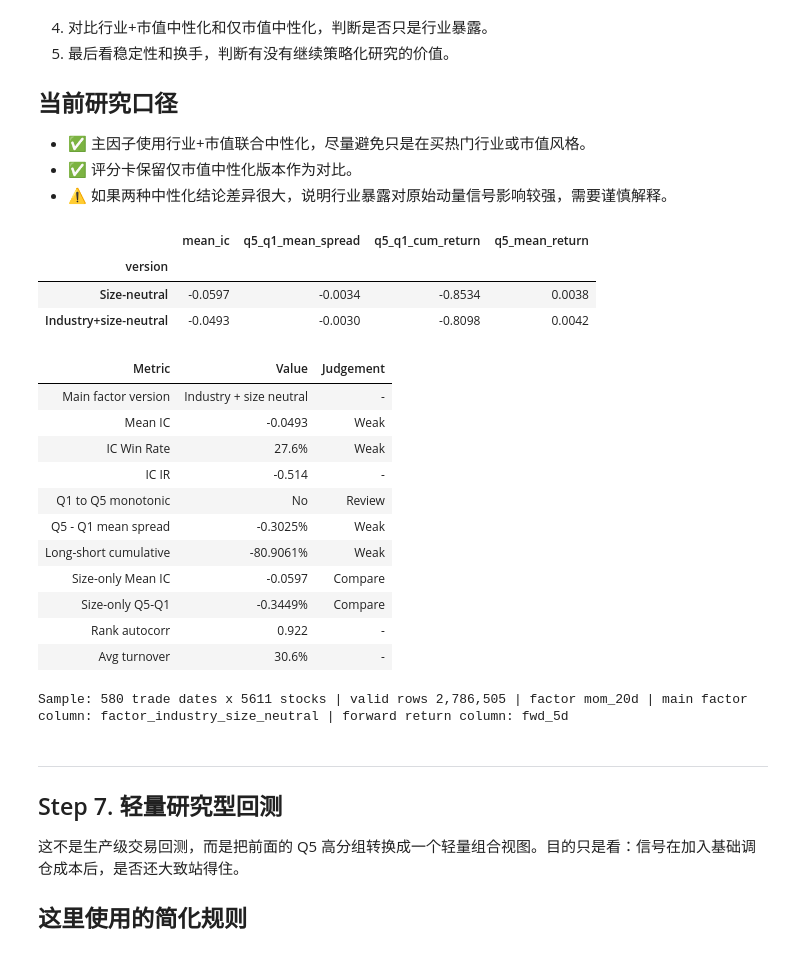
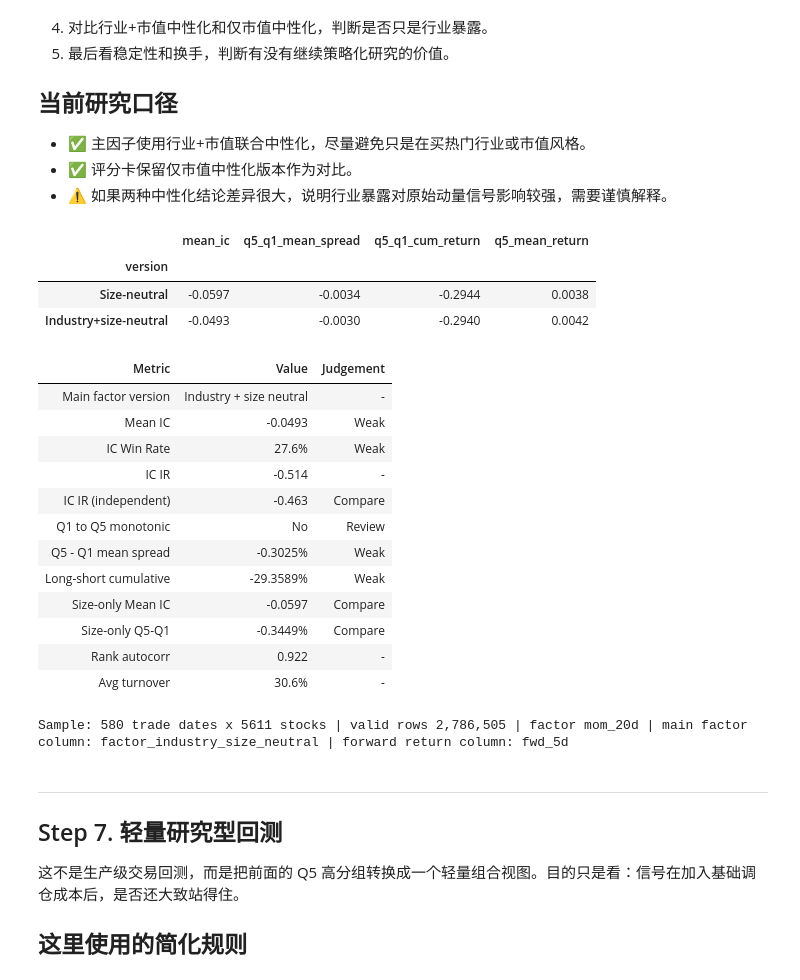
Before and after one commit to yangxiamike/ashare-factory, a Jupyter notebook: notebooks/01_single_factor_mvp.ipynb, the cells around one changed output. Saved outputs shown, nothing was run; the diff lists cells and outputs as text; code cells hidden in the pictures.

```diff
--- a/notebooks/01_single_factor_mvp.ipynb
+++ b/notebooks/01_single_factor_mvp.ipynb
@@ -280,6 +283,12 @@ for h in FORWARD_HORIZONS:
         "win_rate": (ic > 0).mean(), "n_days": len(ic)
     })
 display(pd.DataFrame(ic_stats).set_index("horizon"))
+
+ic_ind = ic_df.iloc[::REBALANCE_STEP]["rank_ic"].dropna()
+ic_ir_overlap = ic_df["rank_ic"].mean() / ic_df["rank_ic"].std(ddof=0) if ic_df["rank_ic"].std(ddof=0) > 0 else np.nan
+ic_ir_ind = ic_ind.mean() / ic_ind.std(ddof=0) if ic_ind.std(ddof=0) > 0 else np.nan
+print(f"IC IR ({FWD_COL}, overlapping): {ic_ir_overlap:.3f}")
+print(f"IC IR ({FWD_COL}, independent every {REBALANCE_STEP} days): {ic_ir_ind:.3f}")
 
 fig, axes = plt.subplots(2, 2, figsize=(16, 8))
 
@@ -397,7 +408,7 @@ plt.show()
 valid = df[df.universe & df["quantile"].notna() & df[FWD_COL].notna()]
 q_summary, daily_q, q_pivot = compute_quantile_returns(valid, FWD_COL)
 q_summary = q_summary.set_index("quantile")
-q_cum = (1 + q_pivot.fillna(0)).cumprod() - 1
+q_cum = rebalance_cumulative_returns(q_pivot, step=REBALANCE_STEP)
 
 fig, axes = plt.subplots(1, 2, figsize=(14, 5))
 
@@ -464,16 +475,15 @@ display(q_summary)
 当前样例里，Q5-Q1 的平均 spread 和累计 spread 都是正的，所以从研究结论层面看，这个因子能把高低分股票拉开差距。但交易落地还不能直接下结论，因为这里还没有加入交易成本、冲击成本、涨跌停、停牌和融券限制。
 # %%
 # Charts.
-ls = long_short_spread(q_pivot)
+ls = long_short_spread(q_pivot, step=REBALANCE_STEP)
 
 # Summary.
 s = ls["spread"].dropna()
-cum = (1 + s).cumprod()
-dd = (cum / cum.cummax() - 1)
+ls_perf = ls_summary(ls)
 ls_stats = pd.DataFrame({
     "metric": ["mean_spread", "volatility", "win_rate", "cum_return", "max_drawdown", "sharpe"],
     "value": [s.mean(), s.std(), (s > 0).mean(),
-              ls["cum_spread"].iloc[-1], dd.min(),
+              ls_perf["cum_return"], ls_perf["max_dd"],
               s.mean() / s.std() if s.std() > 0 else np.nan]
 })
 display(ls_stats.set_index("metric"))
@@ -651,7 +661,7 @@ comparison_rows = []
 for version, factor_col in [("Size-neutral", SIZE_FACTOR_COL), ("Industry+size-neutral", FACTOR_COL)]:
     version_df = assign_quantiles(research_sample.copy(), factor_col, N_QUANTILES)
     version_q_summary, _, version_q_pivot = compute_quantile_returns(version_df, FWD_COL)
-    version_ls = long_short_spread(version_q_pivot)
+    version_ls = long_short_spread(version_q_pivot, step=REBALANCE_STEP)
     version_ic = compute_rank_ic(version_df, factor_col, FWD_COL)["rank_ic"].dropna()
     comparison_rows.append({
         "version": version,
@@ -681,6 +691,7 @@ scorecard = pd.DataFrame([
     ["Mean IC", f"{ic_mean:.4f}", "Pass" if ic_mean > 0 else "Weak"],
     ["IC Win Rate", f"{ic_win:.1%}", "Pass" if ic_win > 0.5 else "Weak"],
     ["IC IR", f"{ic_mean / ic_std:.3f}" if ic_std > 0 else "nan", "-"],
+    ["IC IR (independent)", f"{ic_ir_ind:.3f}" if not np.isnan(ic_ir_ind) else "nan", "Compare"],
     ["Q1 to Q5 monotonic", monotonic_state, monotonic_judgement],
     ["Q5 - Q1 mean spread", f"{ls_mean:.4%}", "Pass" if ls_mean > 0 else "Weak"],
     ["Long-short cumulative", f"{ls_cum:.4%}", "Pass" if ls_cum > 0 else "Weak"],
@@ -702,38 +713,39 @@ def scorecard_row_style(row):
         bg = "background-color: #FEF3C7;"
     elif row["Judgement"] == "Compare":
         bg = "background-color: #E0F2FE;"
     else:
         bg = "background-color: #F8FAFC;"
     return [bg + base for _ in row]
 
 scorecard_style = (
     scorecard.style
     .apply(scorecard_row_style, axis=1)
     .set_table_styles([
         {"selector": "th", "props": [("background-color", "#111827"), ("color", "#F9FAFB"), ("border-color", "#374151")]},
         {"selector": "td", "props": [("font-weight", "500"), ("border-color", "#E5E7EB")]},
     ])
     .hide(axis="index")
 )
 display(scorecard_style)
 
 print(f"Sample: {df.trade_date.nunique()} trade dates x {df.ts_code.nunique()} stocks"
       f" | valid rows {df.universe.sum():,}"
       f" | factor mom_{FACTOR_WINDOW}d"
       f" | main factor column: {FACTOR_COL} | forward return column: {FWD_COL}")
 # %% [output]
 |  | mean_ic | q5_q1_mean_spread | q5_q1_cum_return | q5_mean_return |
 | version |  |  |  |  |
-| Size-neutral | -0.0597 | -0.0034 | -0.8534 | 0.0038 |
-| Industry+size-neutral | -0.0493 | -0.0030 | -0.8098 | 0.0042 |
+| Size-neutral | -0.0597 | -0.0034 | -0.2944 | 0.0038 |
+| Industry+size-neutral | -0.0493 | -0.0030 | -0.2940 | 0.0042 |
 | Metric | Value | Judgement |
 | Main factor version | Industry + size neutral | - |
 | Mean IC | -0.0493 | Weak |
 | IC Win Rate | 27.6% | Weak |
 | IC IR | -0.514 | - |
+| IC IR (independent) | -0.463 | Compare |
 | Q1 to Q5 monotonic | No | Review |
 | Q5 - Q1 mean spread | -0.3025% | Weak |
-| Long-short cumulative | -80.9061% | Weak |
+| Long-short cumulative | -29.3589% | Weak |
 | Size-only Mean IC | -0.0597 | Compare |
 | Size-only Q5-Q1 | -0.3449% | Compare |
 | Rank autocorr | 0.922 | - |
```
Also changed, not shown: parts of 5 cells of this notebook, 4 other files.
